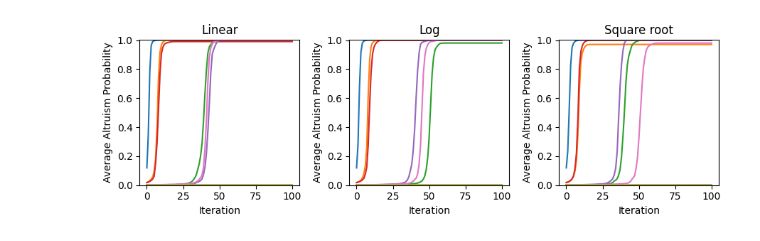
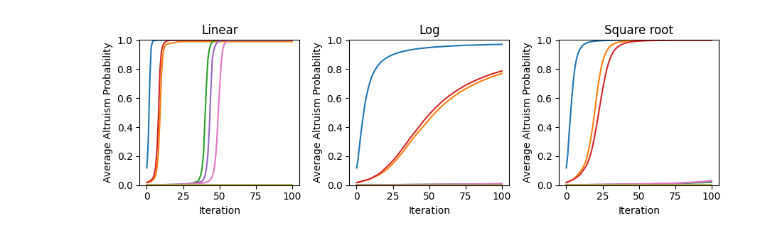
Before and after one commit to lizfrey/lollipop-moment, a Jupyter notebook: test.ipynb, the cells around one changed output. Cells and saved outputs as stored; diff of their text form; code cells hidden in the pictures.

Commit message:
replace altruism/defect payoffs with difference payoff, use 2nd dimension for new lollipop coefficient

```diff
--- a/test.ipynb
+++ b/test.ipynb
@@ -10,13 +10,13 @@ def sigmoid(x, k, x0):
     return 1 / (1 + np.exp(-k * (x - x0)))
 
 def linear(x):
-    return x
+    return lambda y: x * y
 
 def log(x):
-    return math.log(x + 1)
+    return lambda y: x * math.log(y + 1)
 
 def sqrt(x):
-    return math.sqrt(x)
+    return lambda y: x * math.sqrt(y)
 
 def average_altruism_probability(population, f):
     return sum(individual.altruism_probability(f) for individual in population) / len(population)
@@ -27,12 +27,11 @@ class Individual:
     def __init__(self, payoff_altruism, payoff_defect):
         self.payoff_altruism = payoff_altruism
         self.payoff_defect = payoff_defect
-        #self.lollipop_benefit = 1
         self.lollipops_received = 0
         self.neighbors = list()
 
     def altruism_probability(self, f):
-        delta_pi = self.payoff_altruism - self.payoff_defect + f(self.lollipops_received) # * self.lollipop_benefit
+        delta_pi = self.payoff_altruism - self.payoff_defect + f(self.lollipops_received)
         return sigmoid(delta_pi, 1, 0)
 
     def __repr__(self):
@@ -125,25 +124,25 @@ def plot_graphs(graphs):
 # %%
 payoff_altruism_values =  [-1, -3, -5]
 payoff_defect_values = [1, 3, 5]
 
 
 fig, axes = plt.subplots(1, 3, figsize=(9, 3))
 
-for f, label, k in [(linear, "Linear", 0), (log, "Log", 1), (sqrt, "Square root", 2)]:
+for f, label, k in [(linear(1), "Linear", 0), (log(1), "Log", 1), (sqrt(1), "Square root", 2)]:
     for i, payoff_altruism in enumerate(payoff_altruism_values):
         for j, payoff_defect in enumerate(payoff_defect_values):
             # average_altruism_probabilities, images = run_simulation(population_size=100, iterations=50, maximum_number_neighbors=10, payoff_altruism=payoff_altruism, payoff_defect=payoff_defect, f=linear)
-            average_altruism_probabilities = run_simulation(population_size=100, iterations=100, maximum_number_neighbors=10, payoff_altruism=payoff_altruism, payoff_defect=payoff_defect, f=linear)
+            average_altruism_probabilities = run_simulation(population_size=100, iterations=100, maximum_number_neighbors=10, payoff_altruism=payoff_altruism, payoff_defect=payoff_defect, f=f)
             axes[k].plot(average_altruism_probabilities)
             axes[k].set_xlabel('Iteration')
             axes[k].set_ylabel('Average Altruism Probability')
             axes[k].set_ylim(0, 1.001)
             axes[k].set_title(label)
             #images[0].save(f'animation_{payoff_altruism}_{payoff_defect}.gif', save_all=True, append_images=images[1:], optimize=False, duration=200, loop=0)
 
 plt.tight_layout()
 plt.show()
 # %% [output]
-[figure, old version]
+[figure, new version]
 # %%
 
```
Also changed, not shown: parts of 1 cell of this notebook.
